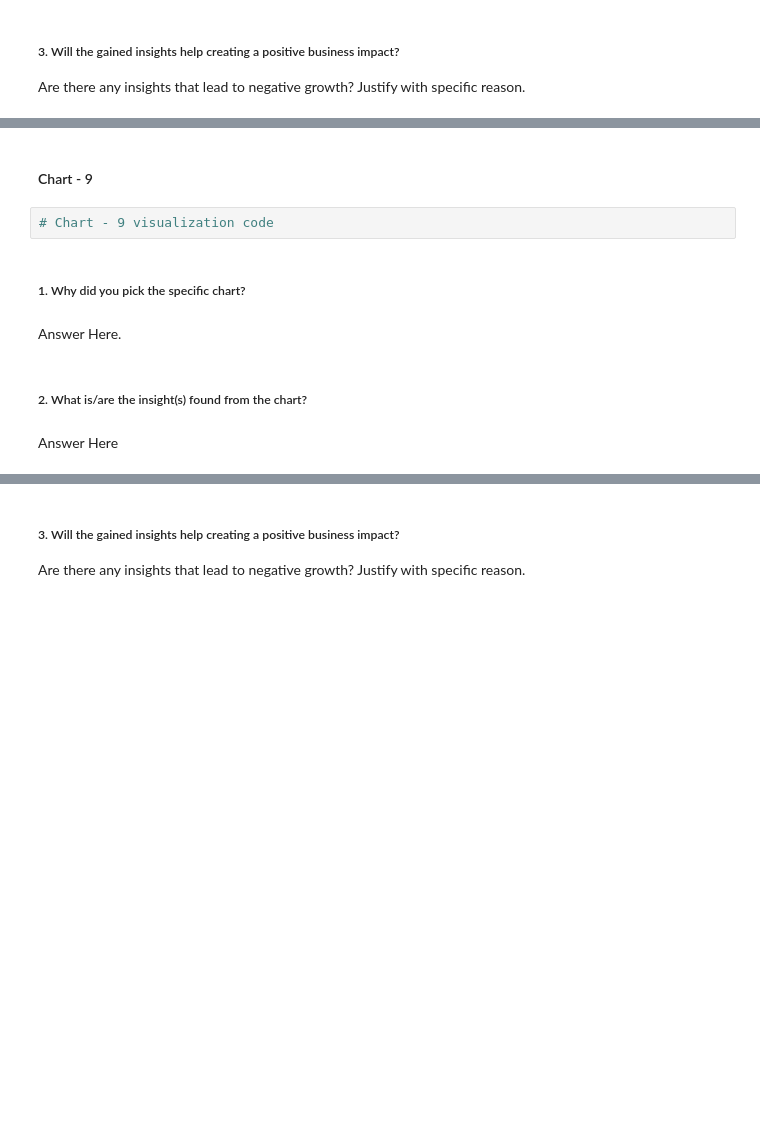
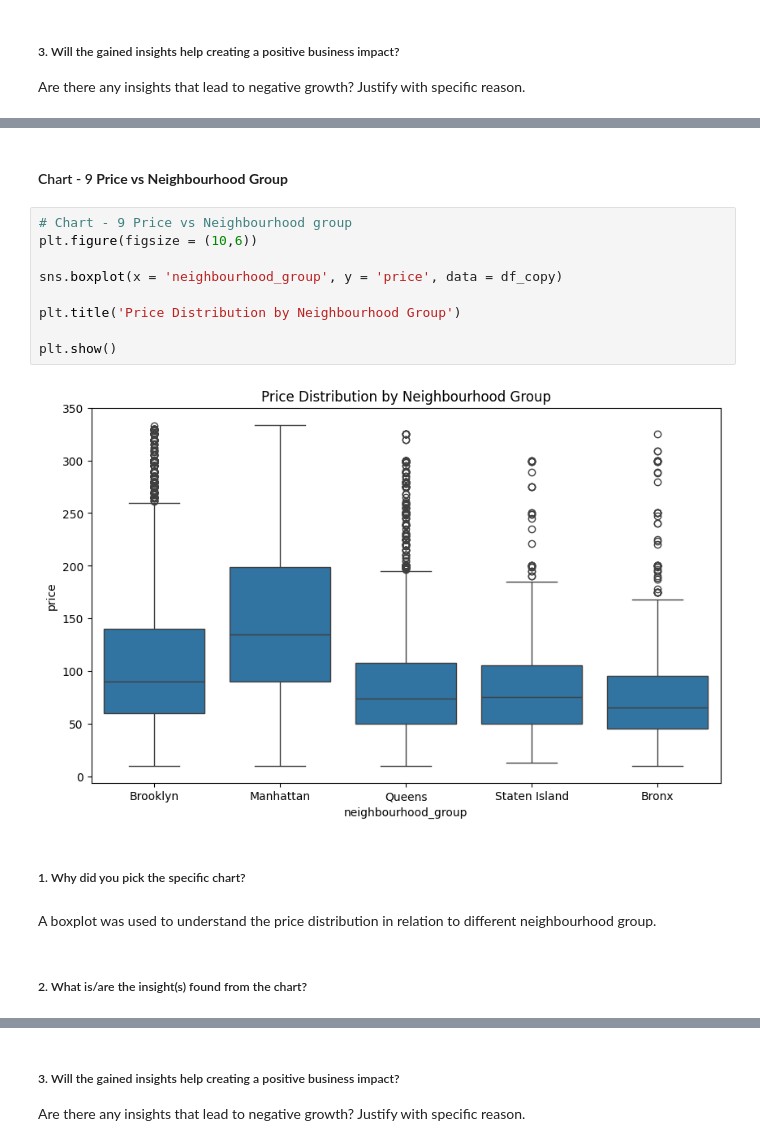
Before and after one commit to nibedita-26/airbnb_EDA, a Jupyter notebook: notebooks/AirBnB_Booking_Analysis_EDA.ipynb, the cells around one changed output, grey strips where cells are left out. Saved outputs shown, nothing was run; the diff lists cells and outputs as text; blank space fills up the shorter version.

```diff
--- a/notebooks/AirBnB_Booking_Analysis_EDA.ipynb
+++ b/notebooks/AirBnB_Booking_Analysis_EDA.ipynb
@@ -680,12 +742,19 @@ Answer Here
 # %% [markdown]
-#### Chart - 9
+#### Chart - 9 **Price vs Neighbourhood Group**
-# %%
-# Chart - 9 visualization code
+# %%
+# Chart - 9 Price vs Neighbourhood group
+plt.figure(figsize = (10,6))
+
+sns.boxplot(x = 'neighbourhood_group', y = 'price', data = df_copy)
+
+plt.title('Price Distribution by Neighbourhood Group')
+
+plt.show()
+# %% [output]
+[figure, added]
 # %% [markdown]
 ##### 1. Why did you pick the specific chart?
-# %% [markdown]
-Answer Here.
+# %% [markdown]
+A boxplot was used to understand the price distribution in relation to different neighbourhood group.
 # %% [markdown]
 ##### 2. What is/are the insight(s) found from the chart?
-# %% [markdown]
-Answer Here
```
Also changed, not shown: parts of 80 cells of this notebook.
